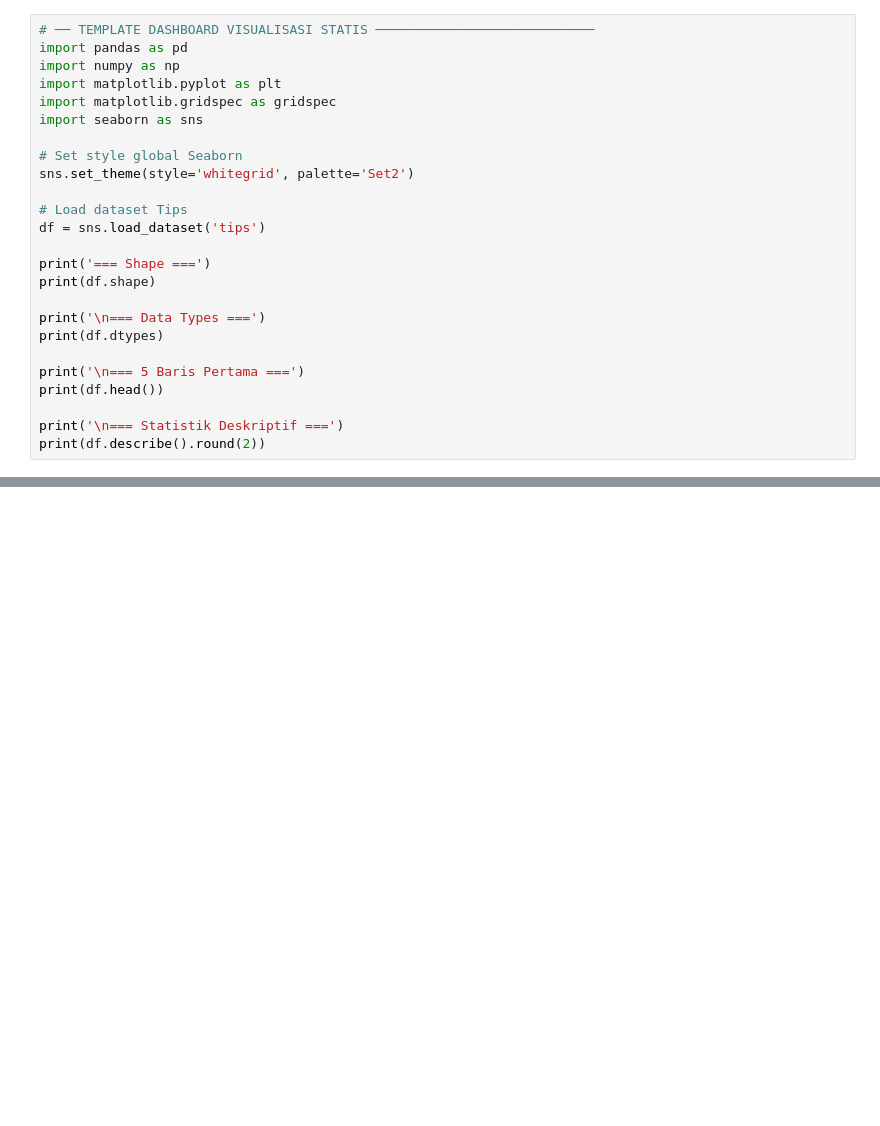
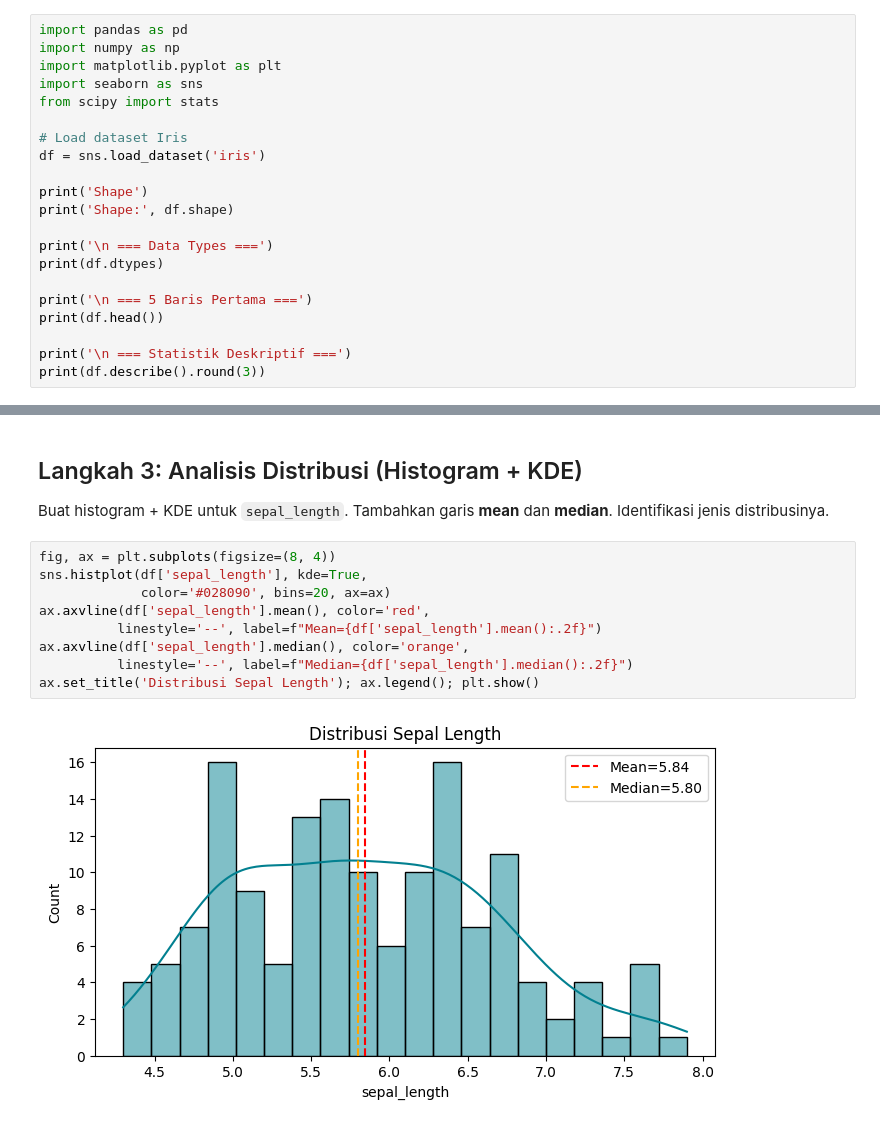
Before and after one commit to deniwidi/data-science-2026, a Jupyter notebook: Pertemuan4_Deni_Widi_Alfian_240401010340.ipynb, the cells around one changed output, grey strips where cells are left out. Drawn from its saved outputs; the diff is of its cells as text; blank space fills up the shorter version.

```diff
--- a/Pertemuan4_Deni_Widi_Alfian_240401010340.ipynb
+++ b/Pertemuan4_Deni_Widi_Alfian_240401010340.ipynb
@@ -12,26 +12,22 @@ Muat dataset **Tips** menggunakan `sns.load_dataset()`. Tampilkan `shape`, `dtyp
 # %%
-# ── TEMPLATE DASHBOARD VISUALISASI STATIS ────────────────────────────
 import pandas as pd
 import numpy as np
 import matplotlib.pyplot as plt
-import matplotlib.gridspec as gridspec
 import seaborn as sns
+from scipy import stats
 
-# Set style global Seaborn
-sns.set_theme(style='whitegrid', palette='Set2')
+# Load dataset Iris
+df = sns.load_dataset('iris')
 
-# Load dataset Tips
-df = sns.load_dataset('tips')
+print('Shape')
+print('Shape:', df.shape)
 
-print('=== Shape ===')
-print(df.shape)
-
-print('\n=== Data Types ===')
+print('\n === Data Types ===')
 print(df.dtypes)
 
-print('\n=== 5 Baris Pertama ===')
+print('\n === 5 Baris Pertama ===')
 print(df.head())
 
-print('\n=== Statistik Deskriptif ===')
-print(df.describe().round(2))
+print('\n === Statistik Deskriptif ===')
+print(df.describe().round(3))
 # %% [output]
@@ -168,0 +85,14 @@ Restoran dapat memaksimalkan pendapatan dari tip dengan mendorong peningkatan ni
+# %% [markdown]
+## Langkah 3: Analisis Distribusi (Histogram + KDE)
+Buat histogram + KDE untuk `sepal_length`. Tambahkan garis **mean** dan **median**. Identifikasi jenis distribusinya.
+# %%
+fig, ax = plt.subplots(figsize=(8, 4))
+sns.histplot(df['sepal_length'], kde=True,
+             color='#028090', bins=20, ax=ax)
+ax.axvline(df['sepal_length'].mean(), color='red',
+          linestyle='--', label=f"Mean={df['sepal_length'].mean():.2f}")
+ax.axvline(df['sepal_length'].median(), color='orange',
+          linestyle='--', label=f"Median={df['sepal_length'].median():.2f}")
+ax.set_title('Distribusi Sepal Length'); ax.legend(); plt.show()
+# %% [output]
+[figure, added]
```
Also changed, not shown: parts of 23 cells of this notebook.
